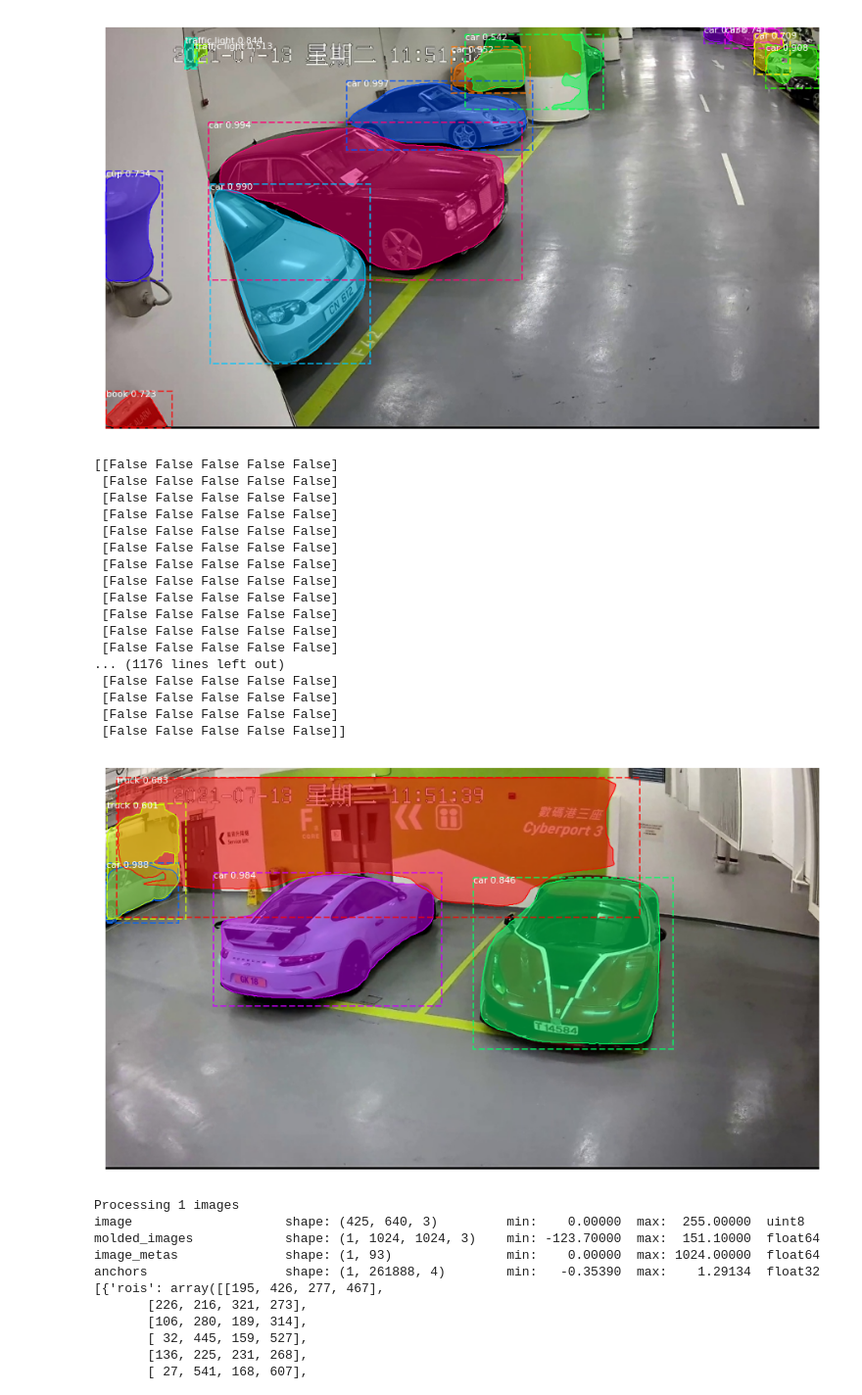
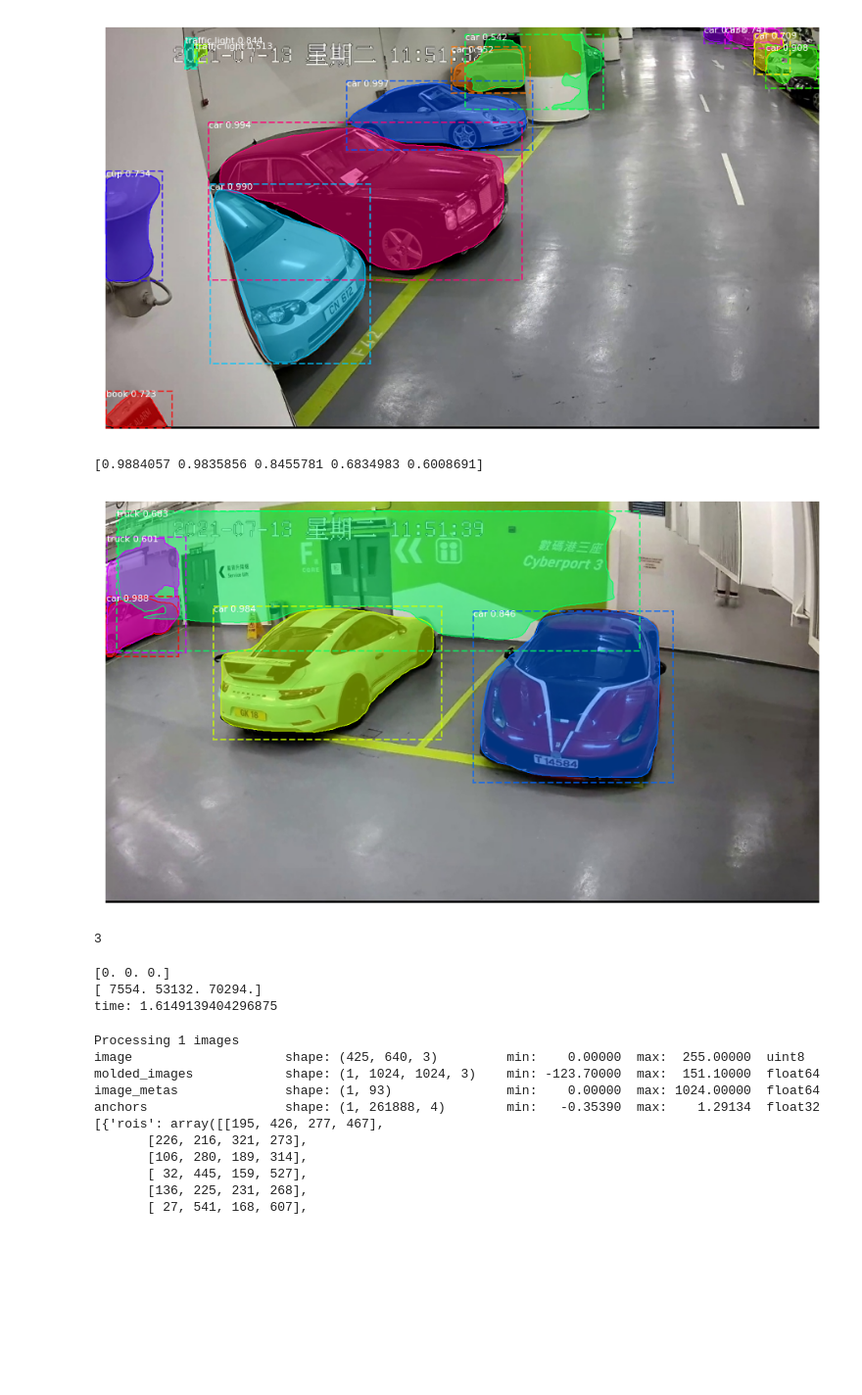
Before and after one commit to naomi-choy/Mask_RCNN, a Jupyter notebook: samples/demo.ipynb, the cells around one changed output. Shown at 98% size. Drawn from its saved outputs; the diff is of its cells as text; code cells hidden in the pictures; blank space fills up the shorter version.

```diff
--- a/samples/demo.ipynb
+++ b/samples/demo.ipynb
@@ -148,47 +148,63 @@ anchors                  shape: (1, 261888, 4)        min:   -0.35390  max:    1
 # %%
 import cv2
 import numpy
 image = cv2.imread(IMAGE_DIR + '/690.jpg')
 img_rgb = cv2.cvtColor(image, cv2.COLOR_BGR2RGB)
 
 # image = skimage.io.imread(IMAGE_DIR + '/690.jpg')
 
 
 # Run detection
 results = model.detect([img_rgb], verbose=0)
 # print(results)
 
 # Visualize results
 r = results[0]
 # print(len(r['masks']))
 # print(len(r['masks'][300]))
-with numpy.printoptions(threshold=numpy.inf):
-    print(r['masks'][300])
-# print(r['scores'])
+# with numpy.printoptions(threshold=numpy.inf):
+#     print(r['masks'][300])
+print(r['scores'])
 visualize.display_instances(img_rgb, r['rois'], r['masks'], r['class_ids'],
                             class_names, r['scores'])
 # masked_img = visualize.display_instances(img_rgb, r['rois'], r['masks'], r['class_ids'],
 #                             class_names, r['scores'])
 # cv2.imshow("masked", masked_img)
 # %% [output]
-[[False False False False False]
- [False False False False False]
- [False False False False False]
- [False False False False False]
- [False False False False False]
- [False False False False False]
- [False False False False False]
- [False False False False False]
- [False False False False False]
- [False False False False False]
- [False False False False False]
- [False False False False False]
-... (1176 lines left out)
- [False False False False False]
- [False False False False False]
- [False False False False False]
- [False False False False False]]
+[0.9884057 0.9835856 0.8455781 0.6834983 0.6008691]
-[figure, old version]
+[figure, new version]
+# %%
+# filter out low scoring items
+num_items = 0
+for i in r['scores']:
+    if i >= 0.8:
+        num_items += 1
+print(num_items)
+# %% [output]
+3
+# %%
+items = np.zeros(num_items)
+print(items)
+
+import time
+start_time = time.time()
+
+# 670 * 1192 * number of items
+for row in r['masks']:
+    if np.any(row):
+        for px in row:
+#             print (px)
+            if np.any(px):
+#                 print (px)
+                for i in range(num_items):
+                    if px[i]:
+                        items[i] += 1
+print(items)
+print("time:", time.time()-start_time)
+# %% [output]
+[0. 0. 0.]
+[ 7554. 53132. 70294.]
+time: 1.6149139404296875
 # %%
 # Load a random image from the images folder
 file_names = next(os.walk(IMAGE_DIR))[2]
```
